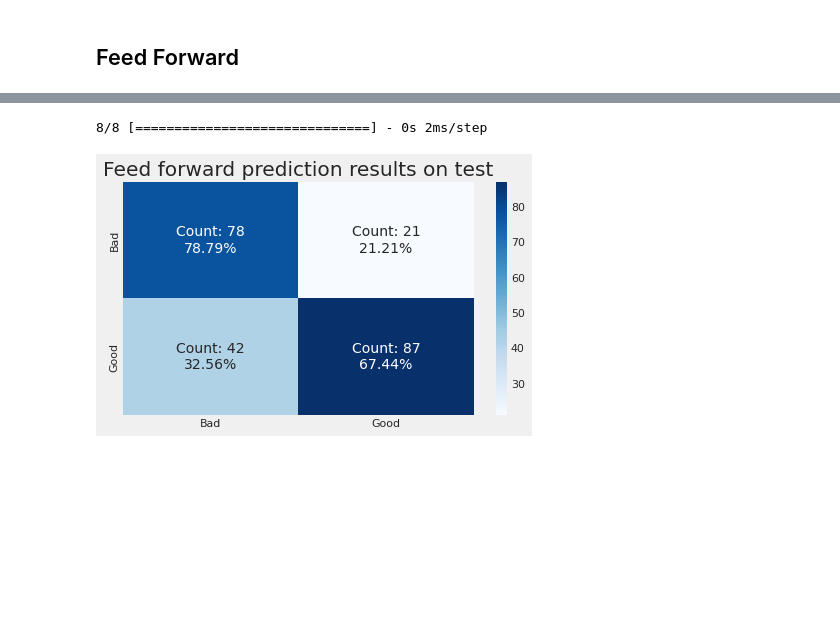
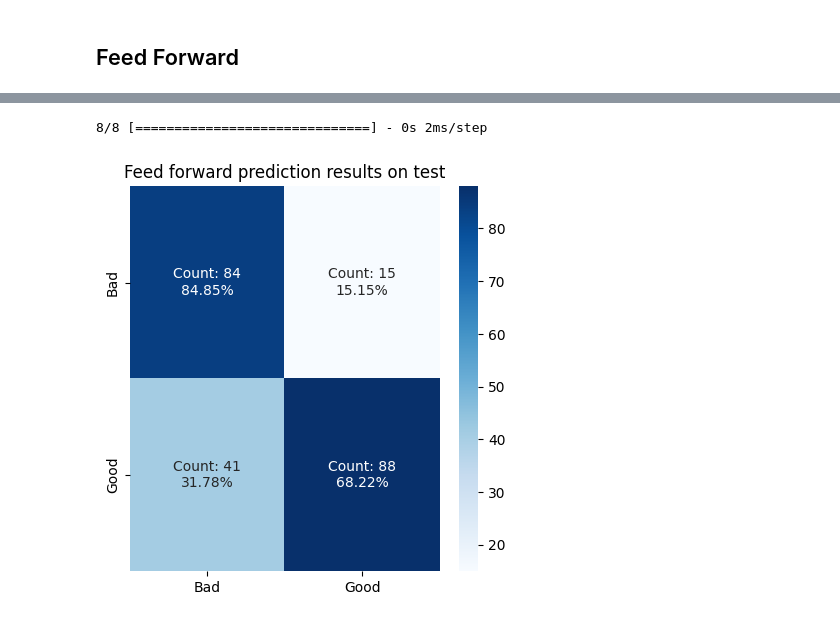
Before and after one commit to climateintelligence/Droughts, a Jupyter notebook: Veronica/8_2Classification_binary.ipynb, the cells around one changed output, grey strips where cells are left out. Cells and saved outputs as stored; diff of their text form; code cells hidden in the pictures; blank space fills up the shorter version.

```diff
--- a/Veronica/8_2Classification_binary.ipynb
+++ b/Veronica/8_2Classification_binary.ipynb
@@ -301,5 +360,6 @@ plt.show()
 # %%
 fig, ax= plt.subplots()
+plt.style.use('fivethirtyeight')
 #y_test.reset_index(inplace = True, drop = True)
 plt.plot(y_test, label='Original')
 plt.title('Random Forest predicted class in test')
@@ -321,7 +381,7 @@ def feed_forward():
     model.add(tf.keras.layers.Dense(4, activation='sigmoid'))
     model.add(tf.keras.layers.Dense(len(classnames), activation='softmax',name='softmax'))
     # Compile model
-    model.compile(loss='categorical_crossentropy', optimizer='adam', metrics=['accuracy'])
+    model.compile(loss='binary_crossentropy', optimizer='adam', metrics=['accuracy'])
     return model
 # %%
 # 10 for 0(bad), 01 for 1 (good)
@@ -337,6 +397,7 @@ plt.plot(history.history['loss'], 'c', label= "loss")
 plt.plot(history.history['val_loss'],'g', label= "val_loss")
 
 plt.legend(loc="lower right")
+plt.rcParams["figure.figsize"] = (15,5)
 
 plt.xlabel('epochs', labelpad=10)
 plt.ylabel('loss', labelpad=10)
@@ -347,7 +408,7 @@ Text(0, 0.5, 'loss')
 y_train_val = np.concatenate((y_train, y_validation))
 
 model = feed_forward()
-tmp = model.fit(X_train_validation, y_train_val, shuffle=False, epochs=150, verbose=0)
+tmp = model.fit(X_train_validation, y_train_val, shuffle=False, epochs=200, verbose=0)
 # %%
 model.summary()
 # %% [output]
@@ -389,9 +450,9 @@ plot_conmat(y_validation.argmax(axis=1), model.predict(X_validation).argmax(axis
 # %%
-fig, ax = plt.subplots(figsize=(7,4))
+fig, ax = plt.subplots()
 plot_conmat(y_test.argmax(axis=1), model.predict(X_test).argmax(axis=1), 'Feed forward prediction results on test', ax=ax)
 # %% [output]
 8/8 [==============================] - 0s 2ms/step
-[figure, old version]
+[figure, new version]
 # %%
 fig, ax= plt.subplots()
 plt.plot(list(map(lambda x: 0 if x==0 else 1, y_train.argmax(axis=1))), label='Original')
```
Also changed, not shown: parts of 47 cells of this notebook, 13 other files.
